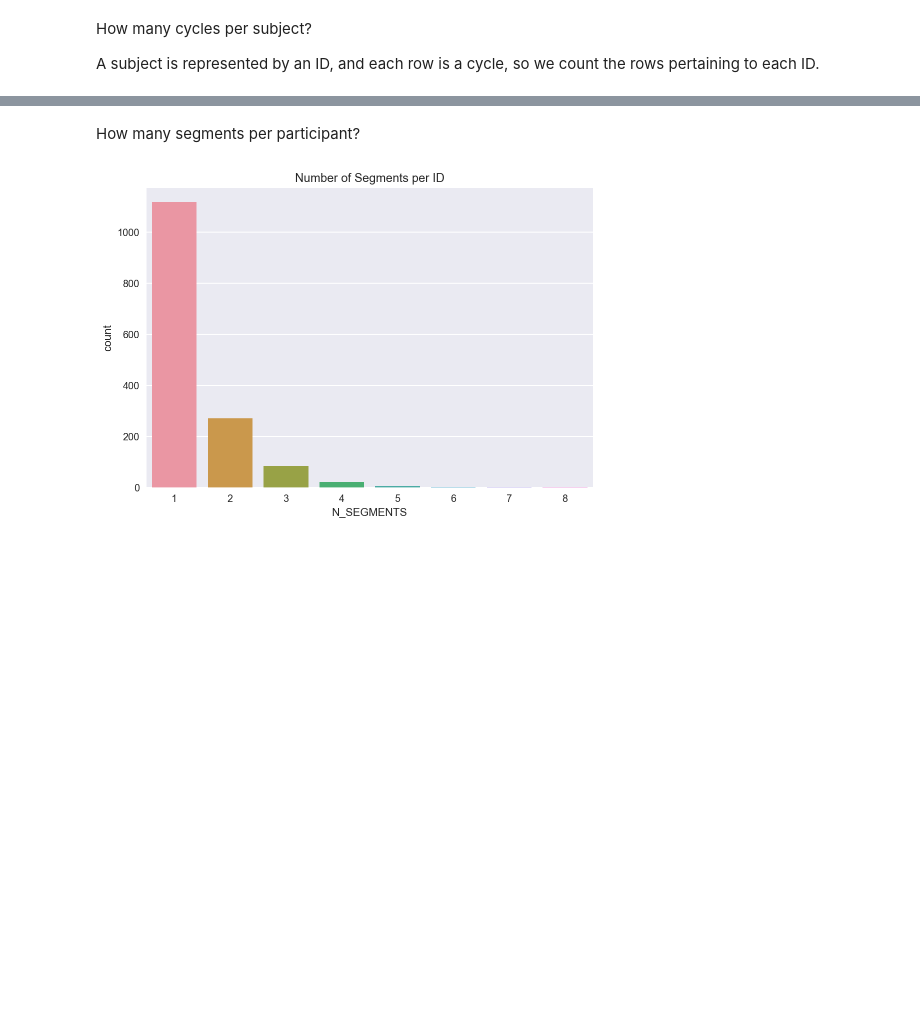
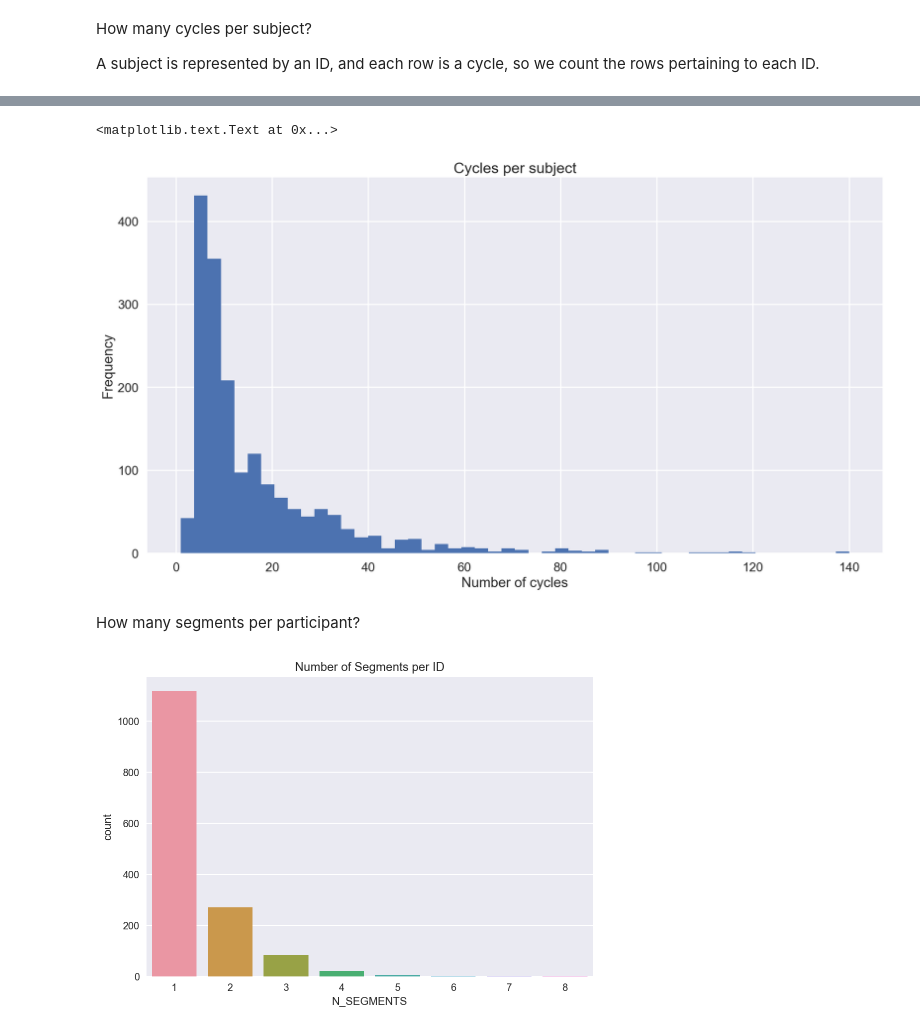
Before and after one commit to SMU-Ubicomp-Lab/OpenCycle, a Jupyter notebook: notebooks/2.0-sa-data-visualization.ipynb, the cells around one changed output, grey strips where cells are left out. Saved outputs shown, nothing was run; the diff lists cells and outputs as text; code cells hidden in the pictures; blank space fills up the shorter version.

```diff
--- a/notebooks/2.0-sa-data-visualization.ipynb
+++ b/notebooks/2.0-sa-data-visualization.ipynb
@@ -30,3 +31,12 @@ sns.countplot(df.ID.value_counts());
+# %%
+# sns.distplot(df.ID.value_counts(), kde=False, bins=50)
+df.ID.value_counts().hist(bins=50)
+plt.title("Cycles per subject");
+plt.xlabel("Number of cycles")
+plt.ylabel("Frequency")
+# %% [output]
+<matplotlib.text.Text at 0x...>
+[figure, added]
 # %% [markdown]
 How many segments per participant?
 # %%
```
Also changed, not shown: parts of 6 cells of this notebook, 3 other files.
